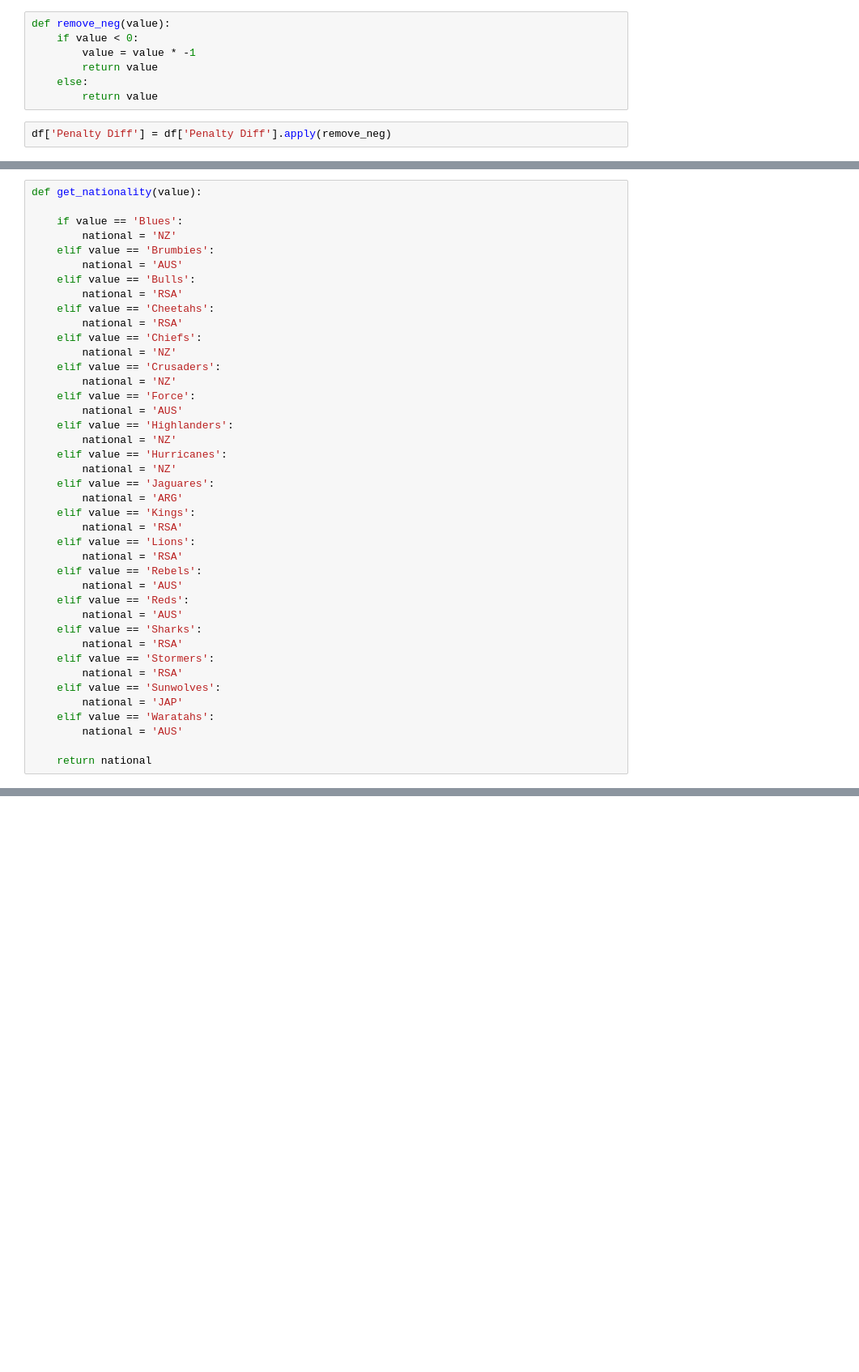
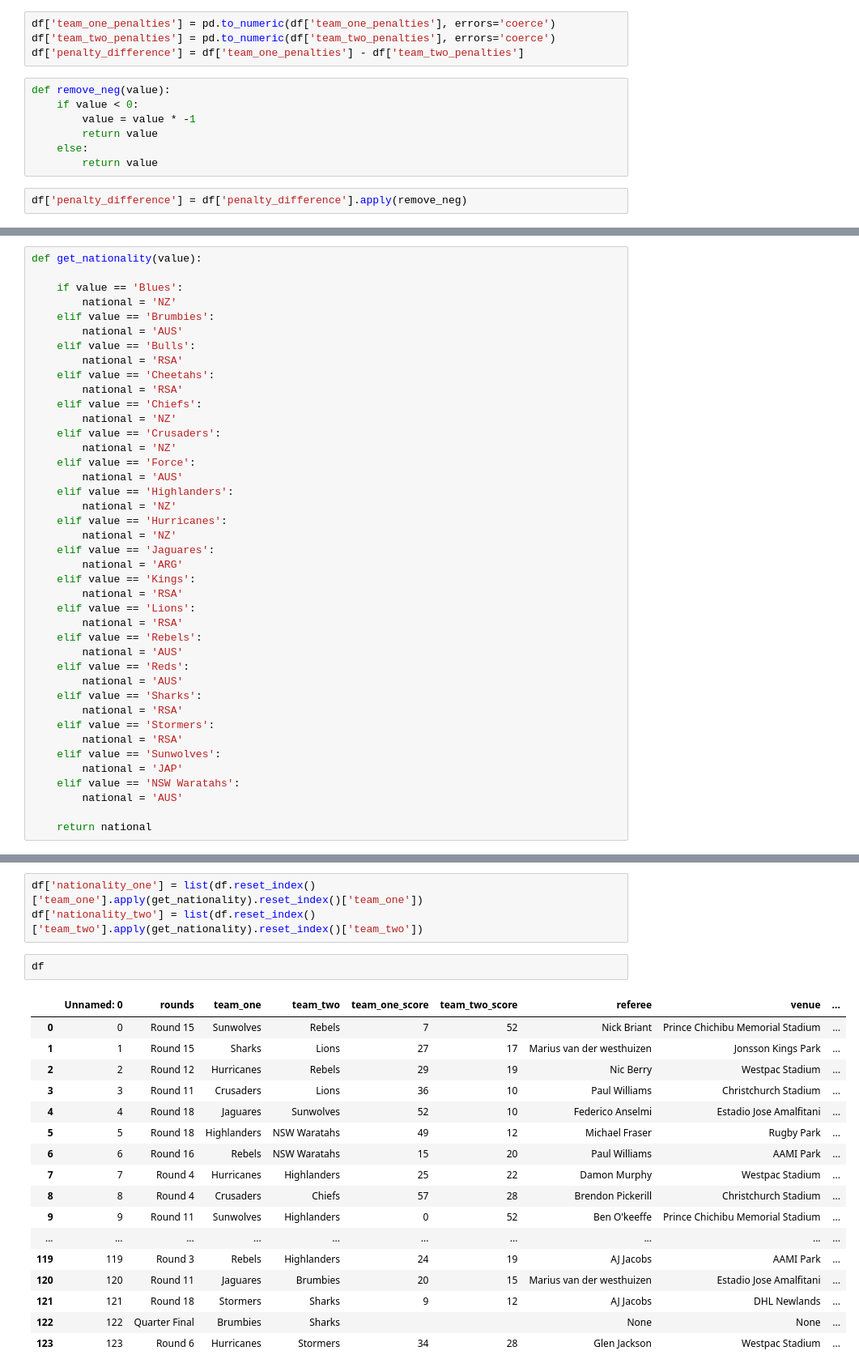
Before and after one commit to feeblefruits/rugby_penalty_count, a Jupyter notebook: penalty_bias.ipynb, the cells around one changed output, grey strips where cells are left out. Shown at 81% size. Drawn from its saved outputs; the diff is of its cells as text; blank space fills up the shorter version.

```diff
--- a/penalty_bias.ipynb
+++ b/penalty_bias.ipynb
@@ -64,3 +37,7 @@ df.to_csv('penalty_diff.csv')
+# %%
+df['team_one_penalties'] = pd.to_numeric(df['team_one_penalties'], errors='coerce')
+df['team_two_penalties'] = pd.to_numeric(df['team_two_penalties'], errors='coerce')
+df['penalty_difference'] = df['team_one_penalties'] - df['team_two_penalties']
 # %%
 def remove_neg(value):
     if value < 0:
@@ -69,4 +46,4 @@ def remove_neg(value):
     else:
         return value
 # %%
-df['Penalty Diff'] = df['Penalty Diff'].apply(remove_neg)
+df['penalty_difference'] = df['penalty_difference'].apply(remove_neg)
@@ -211,7 +171,7 @@ def get_nationality(value):
         national = 'RSA'
     elif value == 'Sunwolves':
         national = 'JAP'
-    elif value == 'Waratahs':
+    elif value == 'NSW Waratahs':
         national = 'AUS'
 
     return national
@@ -259,0 +178,23 @@ ref_df[ref_df['Team Nationality'] == 'RSA']['AUS Ref Mean'].mean()
+# %%
+df['nationality_one'] = list(df.reset_index()['team_one'].apply(get_nationality).reset_index()['team_one'])
+df['nationality_two'] = list(df.reset_index()['team_two'].apply(get_nationality).reset_index()['team_two'])
+# %%
+df
+# %% [output]
+|  | Unnamed: 0 | rounds | team_one | team_two | team_one_score | team_two_score | referee | venue | ... |
+| 0 | 0 | Round 15 | Sunwolves | Rebels | 7 | 52 | Nick Briant | Prince Chichibu Memorial Stadium | ... |
+| 1 | 1 | Round 15 | Sharks | Lions | 27 | 17 | Marius van der westhuizen | Jonsson Kings Park | ... |
+| 2 | 2 | Round 12 | Hurricanes | Rebels | 29 | 19 | Nic Berry | Westpac Stadium | ... |
+| 3 | 3 | Round 11 | Crusaders | Lions | 36 | 10 | Paul Williams | Christchurch Stadium | ... |
+| 4 | 4 | Round 18 | Jaguares | Sunwolves | 52 | 10 | Federico Anselmi | Estadio Jose Amalfitani | ... |
+| 5 | 5 | Round 18 | Highlanders | NSW Waratahs | 49 | 12 | Michael Fraser | Rugby Park | ... |
+| 6 | 6 | Round 16 | Rebels | NSW Waratahs | 15 | 20 | Paul Williams | AAMI Park | ... |
+| 7 | 7 | Round 4 | Hurricanes | Highlanders | 25 | 22 | Damon Murphy | Westpac Stadium | ... |
+| 8 | 8 | Round 4 | Crusaders | Chiefs | 57 | 28 | Brendon Pickerill | Christchurch Stadium | ... |
+| 9 | 9 | Round 11 | Sunwolves | Highlanders | 0 | 52 | Ben O'keeffe | Prince Chichibu Memorial Stadium | ... |
+| ... | ... | ... | ... | ... | ... | ... | ... | ... | ... |
+| 119 | 119 | Round 3 | Rebels | Highlanders | 24 | 19 | AJ Jacobs | AAMI Park | ... |
+| 120 | 120 | Round 11 | Jaguares | Brumbies | 20 | 15 | Marius van der westhuizen | Estadio Jose Amalfitani | ... |
+| 121 | 121 | Round 18 | Stormers | Sharks | 9 | 12 | AJ Jacobs | DHL Newlands | ... |
+| 122 | 122 | Quarter Final | Brumbies | Sharks |  |  | None | None | ... |
+| 123 | 123 | Round 6 | Hurricanes | Stormers | 34 | 28 | Glen Jackson | Westpac Stadium | ... |
```
Also changed, not shown: parts of 42 cells of this notebook, 3 other files.
